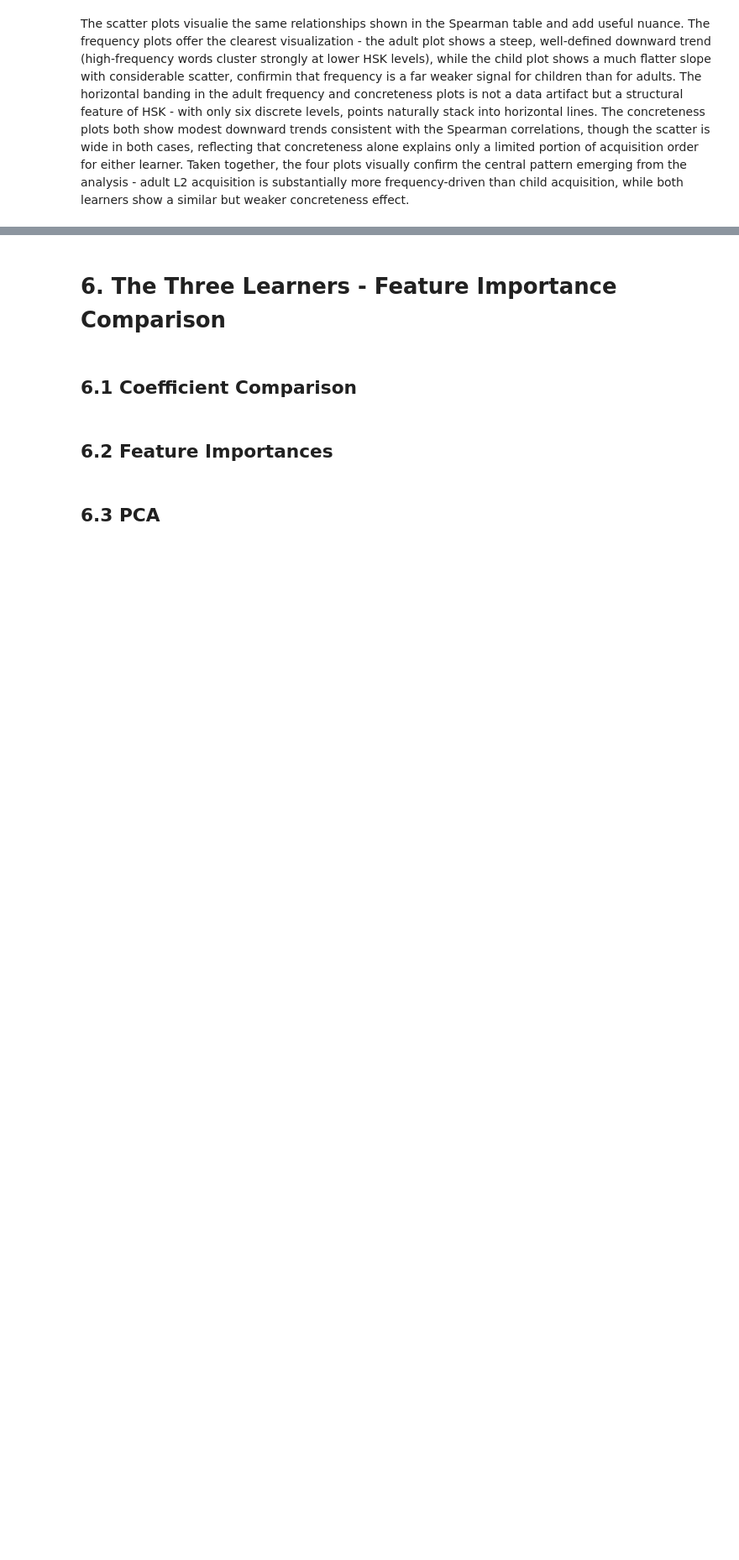
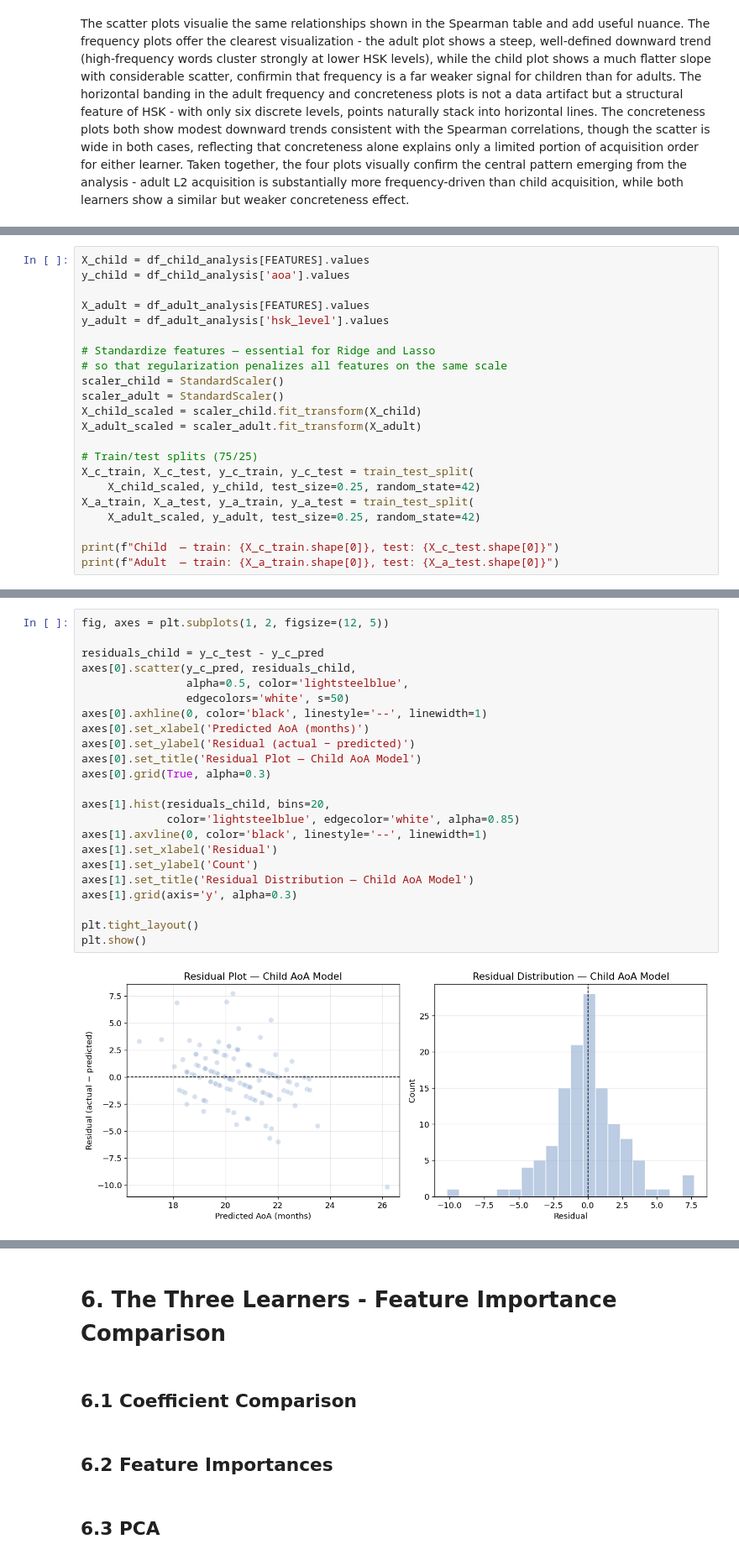
Before and after one commit to Slavena1/Softuni-Machine-Learning-Final-Project, a Jupyter notebook: SlavenaMachineLearningProject.ipynb, the cells around one changed output, grey strips where cells are left out. Shown at 84% size. Saved outputs shown, nothing was run; the diff lists cells and outputs as text; blank space fills up the shorter version.

```diff
--- a/SlavenaMachineLearningProject.ipynb
+++ b/SlavenaMachineLearningProject.ipynb
@@ -822,0 +851,22 @@ The scatter plots visualie the same relationships shown in the Spearman table an
+# %%
+X_child = df_child_analysis[FEATURES].values
+y_child = df_child_analysis['aoa'].values
+
+X_adult = df_adult_analysis[FEATURES].values
+y_adult = df_adult_analysis['hsk_level'].values
+
+# Standardize features — essential for Ridge and Lasso
+# so that regularization penalizes all features on the same scale
+scaler_child = StandardScaler()
+scaler_adult = StandardScaler()
+X_child_scaled = scaler_child.fit_transform(X_child)
+X_adult_scaled = scaler_adult.fit_transform(X_adult)
+
+# Train/test splits (75/25)
+X_c_train, X_c_test, y_c_train, y_c_test = train_test_split(
+    X_child_scaled, y_child, test_size=0.25, random_state=42)
+X_a_train, X_a_test, y_a_train, y_a_test = train_test_split(
+    X_adult_scaled, y_adult, test_size=0.25, random_state=42)
+
+print(f"Child  — train: {X_c_train.shape[0]}, test: {X_c_test.shape[0]}")
+print(f"Adult  — train: {X_a_train.shape[0]}, test: {X_a_test.shape[0]}")
@@ -824,0 +932,25 @@ The scatter plots visualie the same relationships shown in the Spearman table an
+# %%
+fig, axes = plt.subplots(1, 2, figsize=(12, 5))
+
+residuals_child = y_c_test - y_c_pred
+axes[0].scatter(y_c_pred, residuals_child,
+                alpha=0.5, color='lightsteelblue',
+                edgecolors='white', s=50)
+axes[0].axhline(0, color='black', linestyle='--', linewidth=1)
+axes[0].set_xlabel('Predicted AoA (months)')
+axes[0].set_ylabel('Residual (actual − predicted)')
+axes[0].set_title('Residual Plot — Child AoA Model')
+axes[0].grid(True, alpha=0.3)
+
+axes[1].hist(residuals_child, bins=20,
+             color='lightsteelblue', edgecolor='white', alpha=0.85)
+axes[1].axvline(0, color='black', linestyle='--', linewidth=1)
+axes[1].set_xlabel('Residual')
+axes[1].set_ylabel('Count')
+axes[1].set_title('Residual Distribution — Child AoA Model')
+axes[1].grid(axis='y', alpha=0.3)
+
+plt.tight_layout()
+plt.show()
+# %% [output]
+[figure, added]
```
Also changed, not shown: parts of 22 cells of this notebook.
